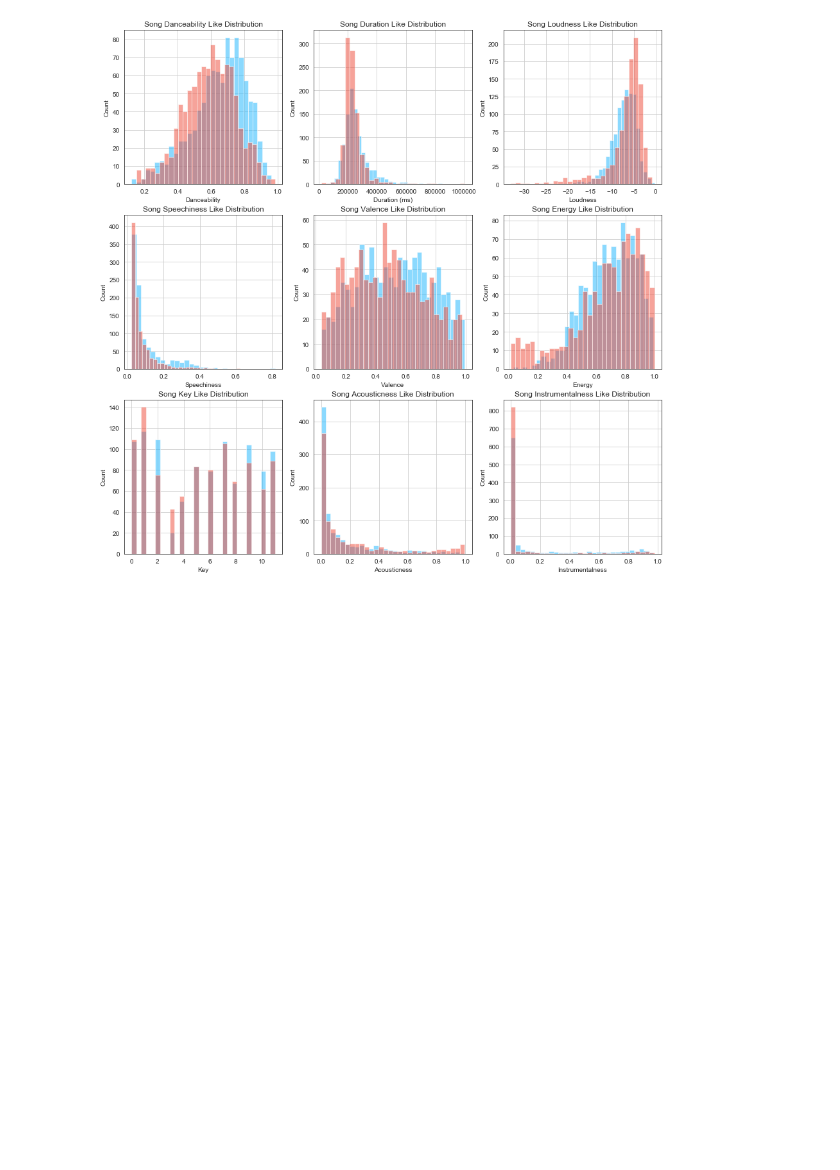
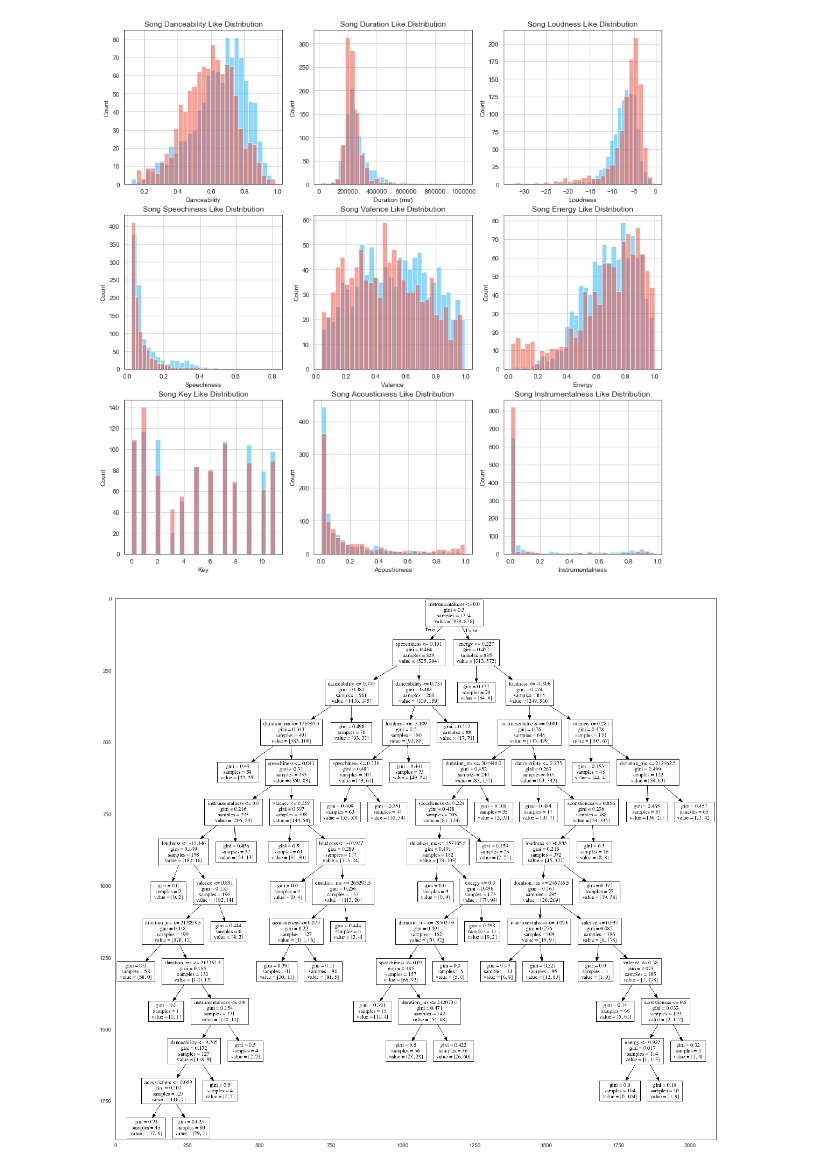
Before and after one commit to Subhanc/Spotify-Recommend, a Jupyter notebook: Spotify-EDA-DecisionTree.ipynb, the cells around one changed output. Saved outputs shown, nothing was run; the diff lists cells and outputs as text; code cells hidden in the pictures; blank space fills up the shorter version.

```diff
--- a/Spotify-EDA-DecisionTree.ipynb
+++ b/Spotify-EDA-DecisionTree.ipynb
@@ -225,0 +236,27 @@ Adding an axes using the same arguments as a previous axes currently reuses the
+# %%
+features = ["danceability", "loudness", "valence", "energy", "instrumentalness", "acousticness", "key", "speechiness", "duration_ms"]
+# %%
+X_train1 = train[features]
+y_train1 = train["target"]
+X_test1 = test[features]
+y_test1 = test["target"]
+
+X_train2 = train[features]
+y_train2 = train["target"]
+X_test2 = test[features]
+y_test2 = test["target"]
+# %%
+dt = c.fit(X_train1, y_train1)
+dt2 = d.fit(X_train2, y_train2)
+# %%
+def show_tree(tree, features, path):
+    f = io.StringIO()
+    export_graphviz(tree, out_file = f, feature_names = features)
+    pydotplus.graph_from_dot_data(f.getvalue()).write_png(path)
+    img = imageio.imread( path )
+    plt.rcParams["figure.figsize"] = (20,20)
+    plt.imshow(img)
+# %%
+show_tree(dt, features, 'dec_tree_01.png')
+# %% [output]
+[figure, added]
```
Also changed, not shown: parts of 6 cells of this notebook, 1 other file.
